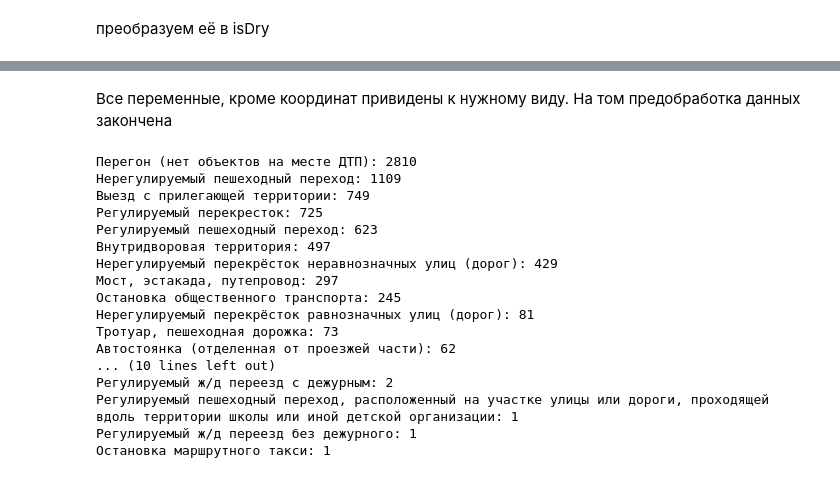
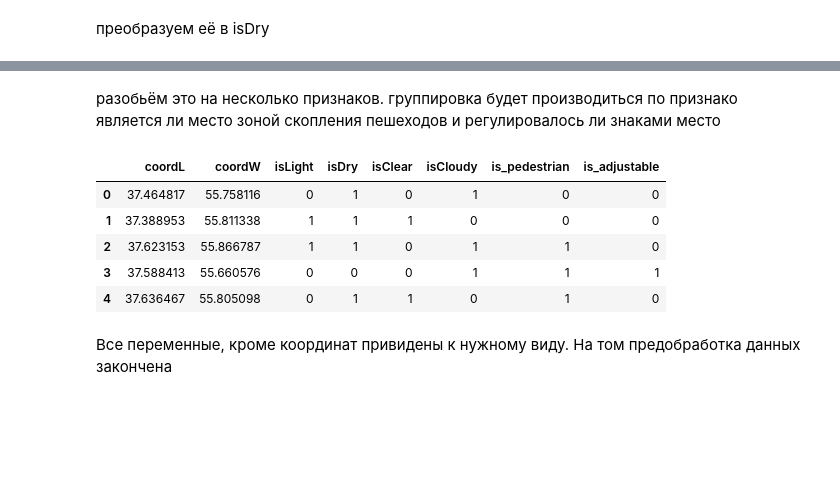
Before and after one commit to EmilEybatove/accidents, a Jupyter notebook: processing.ipynb, the cells around one changed output, grey strips where cells are left out. Saved outputs shown, nothing was run; the diff lists cells and outputs as text; code cells hidden in the pictures; blank space fills up the shorter version.

```diff
--- a/processing.ipynb
+++ b/processing.ipynb
@@ -423,3 +278,41 @@ new_df.head()
+# %% [markdown]
+разобьём это на несколько признаков. группировка будет производиться по признако является ли место зоной скопления пешеходов и регулировалось ли знаками место
+# %%
+pedestrian_places = ["Регулируемый пешеходный переход",
+                    "Нерегулируемый пешеходный переход",
+                    "Внутридворовая территория",
+                    "Остановка общественного транспорта",
+                    "Тротуар, пешеходная дорожка",
+                    "Подход к мосту, эстакаде, путепроводу",
+                    "Остановка трамвая",
+                    "Нерегулируемый пешеходный переход, расположенный на участке улицы или дороги, проходящей вдоль территории школы или иной детской организации",
+                    "Пешеходная зона",
+                    "Гаражные постройки (гаражный кооператив, товарищество либо иное место концентрированного размещения гаражей)",
+                    "Регулируемый пешеходный переход, расположенный на участке улицы или дороги, проходящей вдоль территории школы или иной детской организации",
+                     "Остановка маршрутного такси"]
+is_pedestrian =(df["placeConditions"].isin(pedestrian_places)).astype('int32')
+# %%
+adjustable_places = ["Регулируемый перекресток",
+                    "Регулируемый пешеходный переход",
+                    "Мост, эстакада, путепровод",
+                    "Подход к мосту, эстакаде, путепроводу",
+                    "Регулируемый ж/д переезд с дежурным",
+                    "Регулируемый пешеходный переход, расположенный на участке улицы или дороги, проходящей вдоль территории школы или иной детской организации",
+                    "Регулируемый ж/д переезд без дежурного"]
+is_adjustable = (df["placeConditions"].isin(adjustable_places)).astype('int32')
+# %%
+df["is_pedestrian"] = is_pedestrian
+df["is_adjustable"] = is_adjustable
+
+df = df.drop('placeConditions', axis=1)
+df.head()
+# %% [output]
+|  | coordL | coordW | isLight | isDry | isClear | isCloudy | is_pedestrian | is_adjustable |
+| 0 | 37.464817 | 55.758116 | 0 | 1 | 0 | 1 | 0 | 0 |
+| 1 | 37.388953 | 55.811338 | 1 | 1 | 1 | 0 | 0 | 0 |
+| 2 | 37.623153 | 55.866787 | 1 | 1 | 0 | 1 | 1 | 0 |
+| 3 | 37.588413 | 55.660576 | 0 | 0 | 0 | 1 | 1 | 1 |
+| 4 | 37.636467 | 55.805098 | 0 | 1 | 1 | 0 | 1 | 0 |
 # %% [markdown]
 Все переменные, кроме координат привидены к нужному виду. На том предобработка данных закончена
 # %%
@@ -427,20 +319,0 @@ new_df.to_csv("6 Аварии/transformation.csv")
-# %%
-counts("placeConditions")
-# %% [output]
-Перегон (нет объектов на месте ДТП): 2810
-Нерегулируемый пешеходный переход: 1109
-Выезд с прилегающей территории: 749
-Регулируемый перекресток: 725
-Регулируемый пешеходный переход: 623
-Внутридворовая территория: 497
-Нерегулируемый перекрёсток неравнозначных улиц (дорог): 429
-Мост, эстакада, путепровод: 297
-Остановка общественного транспорта: 245
-Нерегулируемый перекрёсток равнозначных улиц (дорог): 81
-Тротуар, пешеходная дорожка: 73
-Автостоянка (отделенная от проезжей части): 62
-... (10 lines left out)
-Регулируемый ж/д переезд с дежурным: 2
-Регулируемый пешеходный переход, расположенный на участке улицы или дороги, проходящей вдоль территории школы или иной детской организации: 1
-Регулируемый ж/д переезд без дежурного: 1
-Остановка маршрутного такси: 1
```
Also changed, not shown: parts of 75 cells of this notebook, 2 other files.
